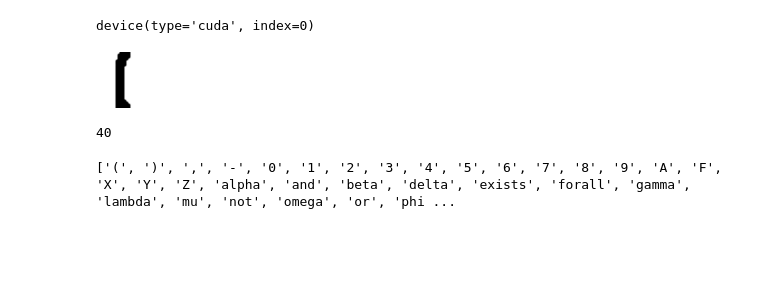
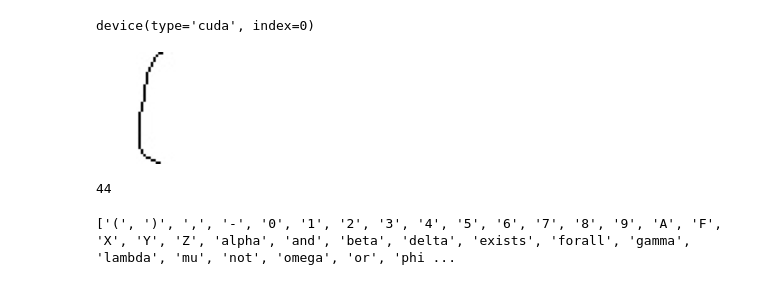
Before and after one commit to sawwere/Math_recognition, a Jupyter notebook: prepare_images.ipynb, the cells around one changed output. Cells and saved outputs as stored; diff of their text form; code cells hidden in the pictures; blank space fills up the shorter version.

Commit message:
balance dataset

```diff
--- a/prepare_images.ipynb
+++ b/prepare_images.ipynb
@@ -28,7 +30,7 @@ device
 # %% [output]
 device(type='cuda', index=0)
 # %%
-desired_size = (56, 56)
+desired_size = (112, 112)
 # %%
 # the training transforms
 train_transform = transforms.Compose([
@@ -37,10 +39,10 @@ train_transform = transforms.Compose([
 
 ])
 # %%
-dataset = torchvision.datasets.ImageFolder('T:\my_programs\Math_recognition\TRAIN\images_contrast_to224', transform=train_transform)
+dataset = torchvision.datasets.ImageFolder('T:\my_programs\Math_recognition\TRAIN\dataset_balance', transform=train_transform)
 display(dataset[112][0])
 # %% [output]
-[figure, old version]
+[figure, new version]
 # %%
 classes_dict = dataset.class_to_idx
 classes = []
@@ -67,7 +69,7 @@ def map_pred(ind):
     return 'ERROR MAPPIMG'
 NUM_CLASSES
 # %% [output]
-40
+44
 # %%
 train_loader = torch.utils.data.DataLoader(
     dataset, batch_size=BATCH_SIZE, shuffle=False,
```
Also changed, not shown: parts of 7 cells of this notebook, 4 other files.
